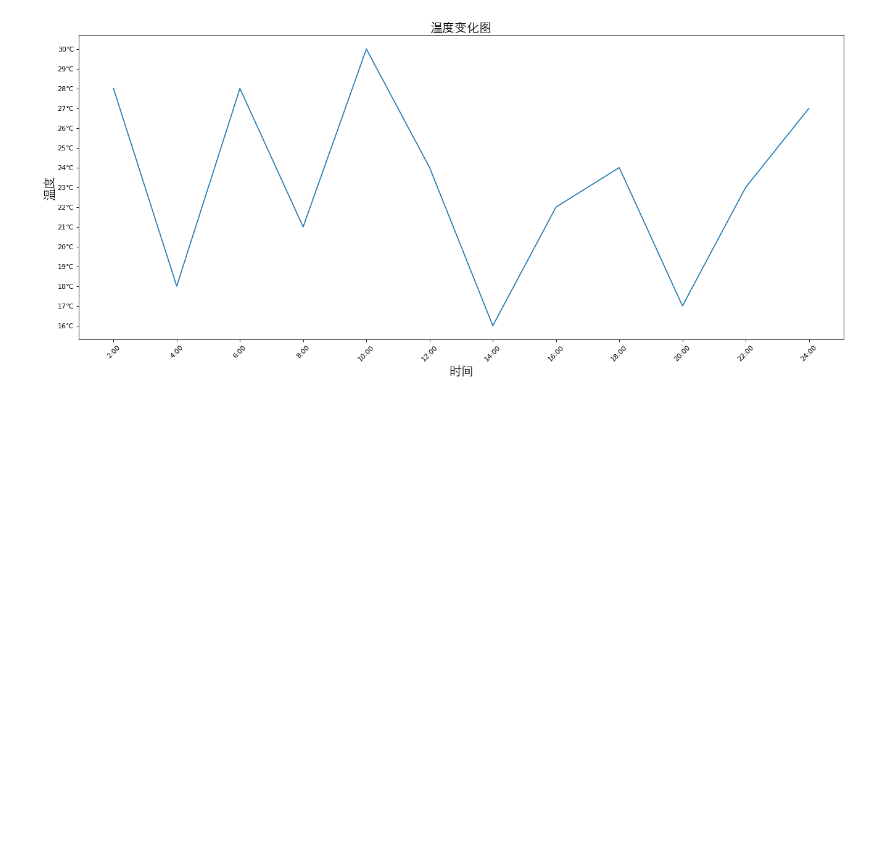
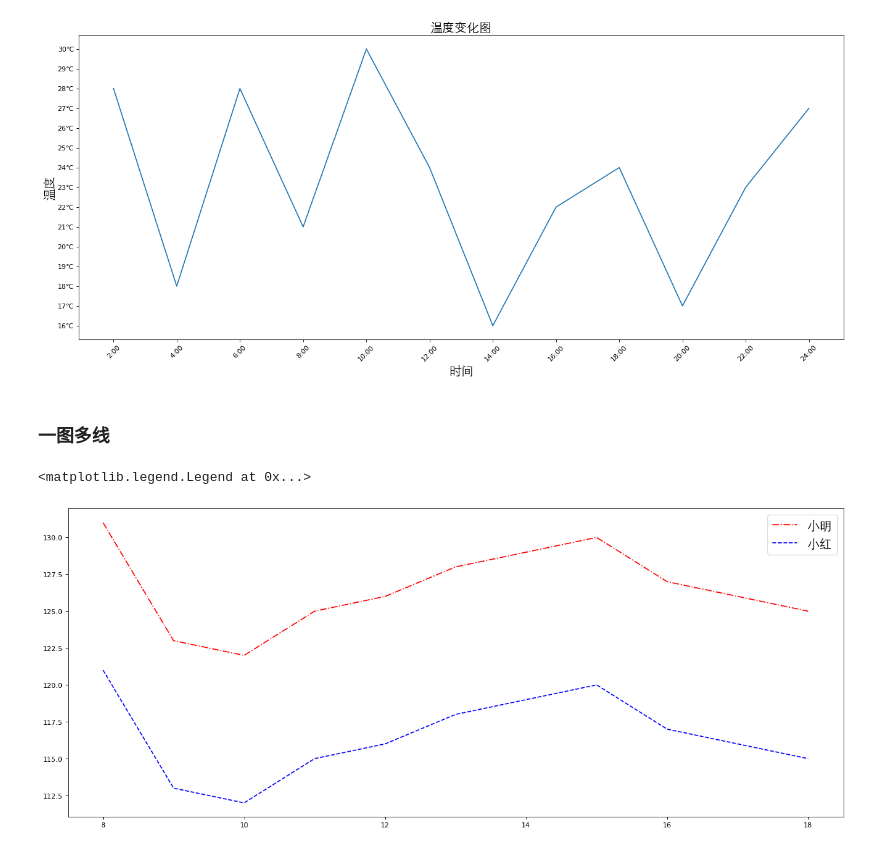
Before and after one commit to zhuzhuty/2025wd_python-, a Jupyter notebook: Day11/matplotlib学习.ipynb, the cells around one changed output. Cells and saved outputs as stored; diff of their text form; code cells hidden in the pictures; blank space fills up the shorter version.

```diff
--- a/Day11/matplotlib学习.ipynb
+++ b/Day11/matplotlib学习.ipynb
@@ -88,3 +88,17 @@ plt.title('温度变化图',fontproperties=my_font)
 plt.show()
 # %% [output]
 [figure]
+# %% [markdown]
+### 一图多线
+# %%
+x = range(8,19)
+y1=[131, 123, 122, 125, 126, 128, 129, 130, 127, 126, 125]
+y2=[121, 113, 112, 115, 116, 118, 119, 120, 117, 116, 115]
+
+plt.figure(figsize=(20,8),dpi=80)
+plt.plot(x,y1,label='小明',color='red',linestyle='-.')
+plt.plot(x,y2,label='小红',color='blue',linestyle='--')
+plt.legend(prop=my_font) # 显示图例
+# %% [output]
+<matplotlib.legend.Legend at 0x...>
+[figure, added]
```
Also changed, not shown: parts of 4 cells of this notebook.
